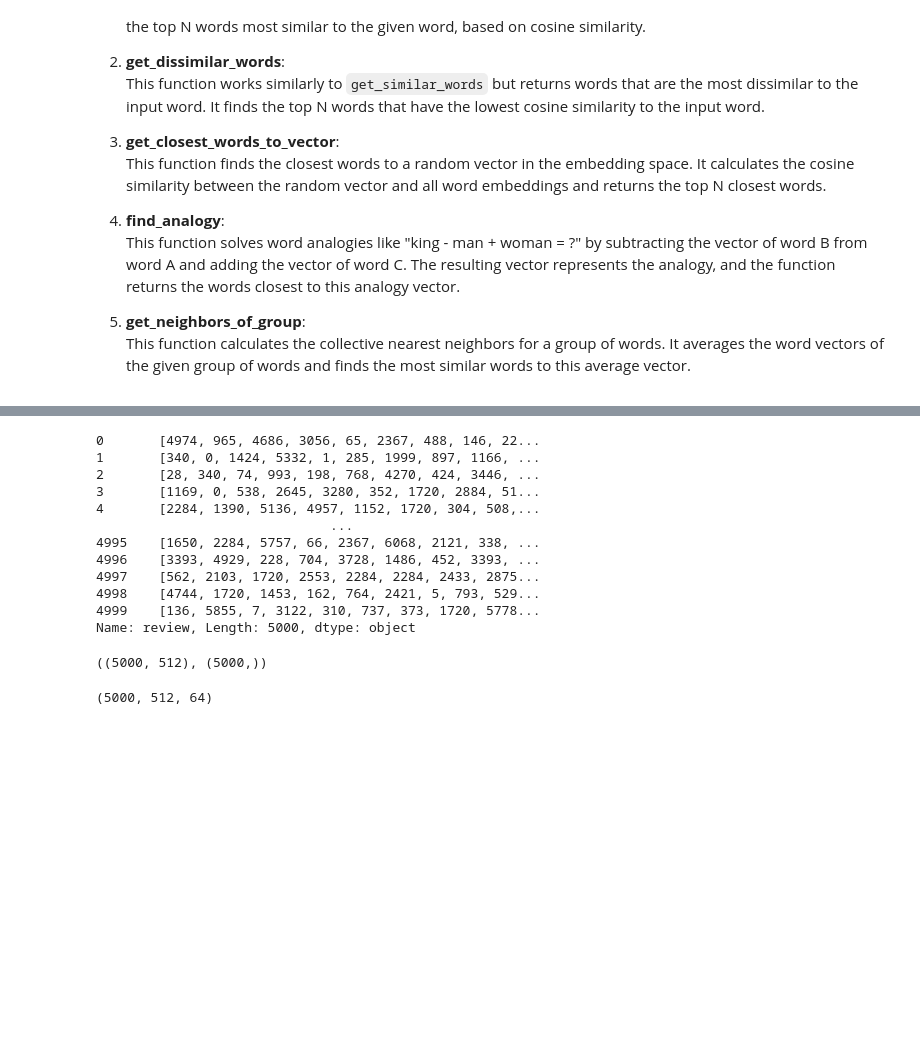
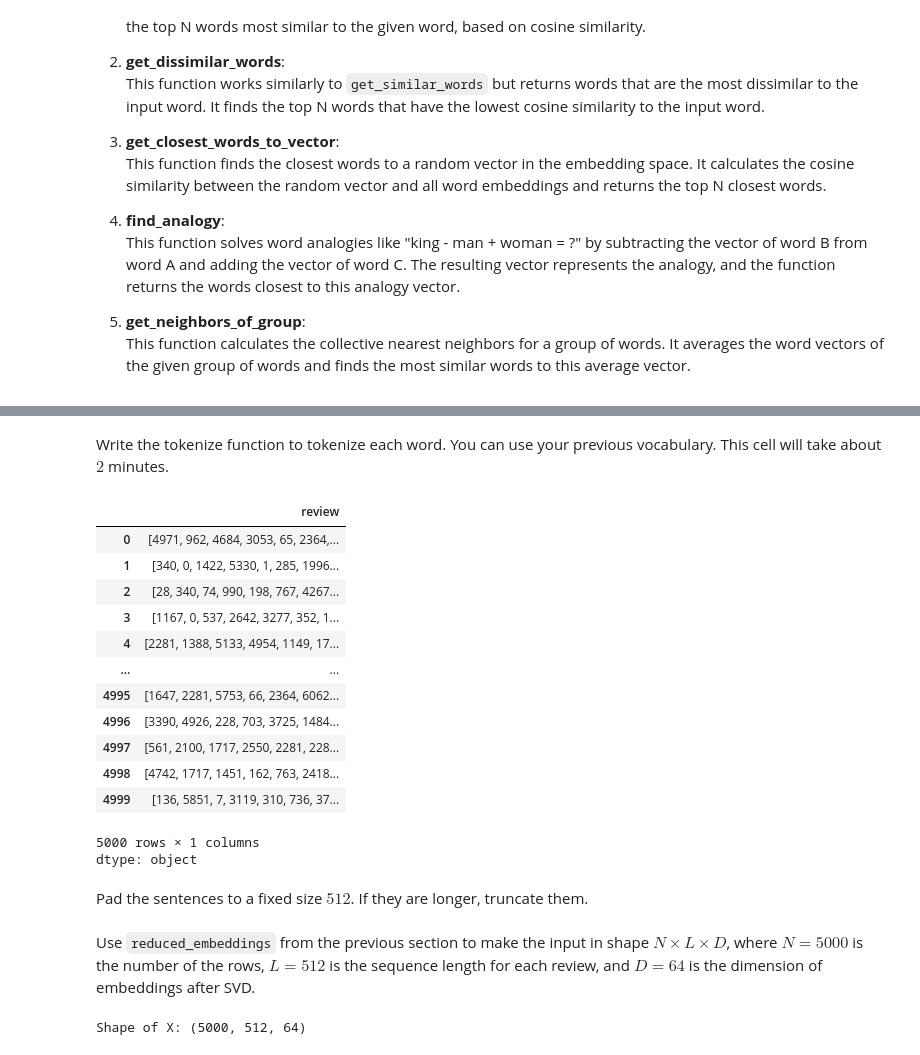
Before and after one commit to fraxea/Linear-Algebra-FALL2024-Assignment-2, a Jupyter notebook: Word Embeddings/draft.ipynb, the cells around one changed output, grey strips where cells are left out. Cells and saved outputs as stored; diff of their text form; code cells hidden in the pictures; blank space fills up the shorter version.

```diff
--- a/Word Embeddings/draft.ipynb
+++ b/Word Embeddings/draft.ipynb
@@ -901,22 +888,28 @@ lengths.hist()
+# %% [markdown]
+Write the tokenize function to tokenize each word. You can use your previous vocabulary. This cell will take about $2$ minutes.
 # %%
 def _tokenize(s):
-    return [word_to_idx[word] for word in s.split()[:512] if word in vocab]
+    return [word_to_idx[word] for word in s.split() if word in vocab]
 
-X = df.iloc[:5000]['review'].map(_tokenize)
+X = df['review'].map(_tokenize)
 X
 # %% [output]
+|  | review |
+| 0 | [4971, 962, 4684, 3053, 65, 2364,... |
+| 1 | [340, 0, 1422, 5330, 1, 285, 1996... |
+| 2 | [28, 340, 74, 990, 198, 767, 4267... |
+| 3 | [1167, 0, 537, 2642, 3277, 352, 1... |
+| 4 | [2281, 1388, 5133, 4954, 1149, 17... |
+| ... | ... |
+| 4995 | [1647, 2281, 5753, 66, 2364, 6062... |
+| 4996 | [3390, 4926, 228, 703, 3725, 1484... |
+| 4997 | [561, 2100, 1717, 2550, 2281, 228... |
+| 4998 | [4742, 1717, 1451, 162, 763, 2418... |
+| 4999 | [136, 5851, 7, 3119, 310, 736, 37... |
-0       [4974, 965, 4686, 3056, 65, 2367, 488, 146, 22...
-1       [340, 0, 1424, 5332, 1, 285, 1999, 897, 1166, ...
-2       [28, 340, 74, 993, 198, 768, 4270, 424, 3446, ...
-3       [1169, 0, 538, 2645, 3280, 352, 1720, 2884, 51...
-4       [2284, 1390, 5136, 4957, 1152, 1720, 304, 508,...
-                              ...
-4995    [1650, 2284, 5757, 66, 2367, 6068, 2121, 338, ...
-4996    [3393, 4929, 228, 704, 3728, 1486, 452, 3393, ...
-4997    [562, 2103, 1720, 2553, 2284, 2284, 2433, 2875...
-4998    [4744, 1720, 1453, 162, 764, 2421, 5, 793, 529...
-4999    [136, 5855, 7, 3122, 310, 737, 373, 1720, 5778...
-Name: review, Length: 5000, dtype: object
+5000 rows × 1 columns
+dtype: object
+# %% [markdown]
+Pad the sentences to a fixed size $512$. If they are longer, truncate them.
 # %%
 def padding_(sentences, seq_len):
     features = np.zeros((len(sentences), seq_len),dtype=int)
@@ -928,11 +921,11 @@ def padding_(sentences, seq_len):
 X = padding_(X.values, 512)
 # %%
 y = df['sentiment'][:len(X)].values
-X.shape, y.shape
+assert X.shape == (5000, 512) and y.shape == (5000,)
-# %% [output]
-((5000, 512), (5000,))
+# %% [markdown]
+Use `reduced_embeddings` from the previous section to make the input in shape $N \times L \times D$, where $N=5000$ is the number of the rows, $L=512$ is the sequence length for each review, and $D=64$ is the dimension of embeddings after SVD.
 # %%
 X = reduced_embeddings[X]
-X.shape
+print(f'Shape of X: {X.shape}')
 # %% [output]
-(5000, 512, 64)
+Shape of X: (5000, 512, 64)
```
Also changed, not shown: parts of 48 cells of this notebook, 2 other files.
